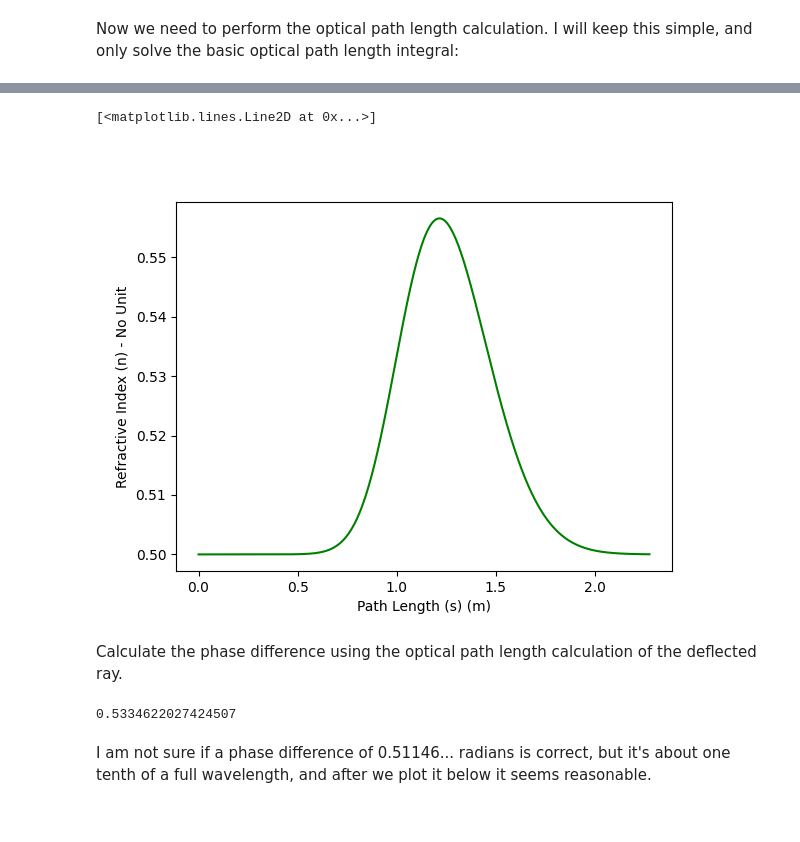
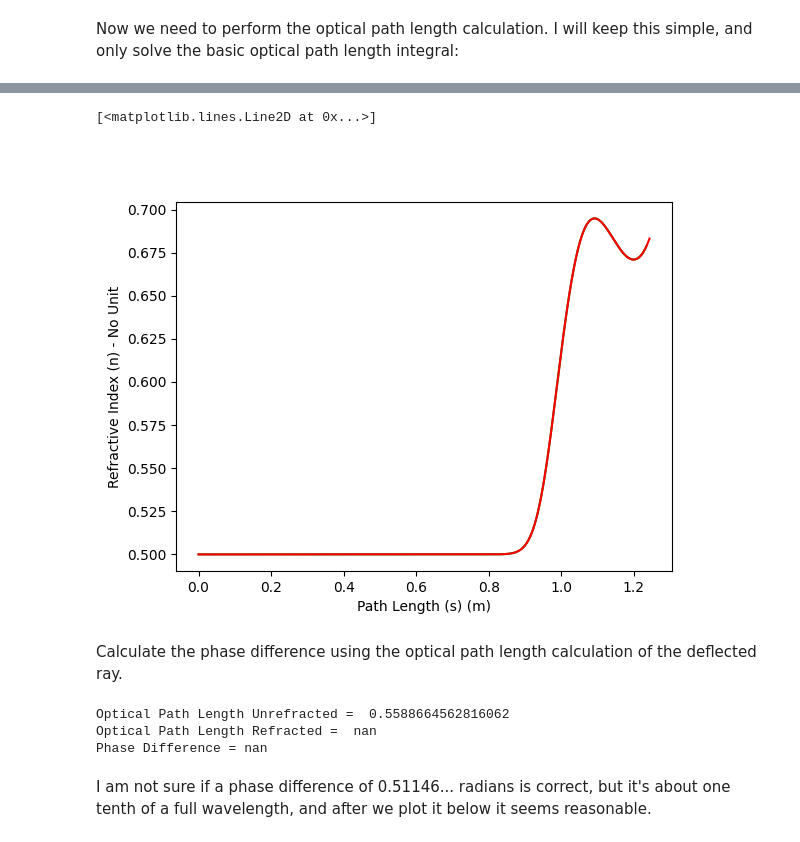
Before and after one commit to AMCLab/TEMGYMAdvanced, a Jupyter notebook: JanghyunCOMAnalysis/refraction_baseline.ipynb, the cells around one changed output, grey strips where cells are left out. Drawn from its saved outputs; the diff is of its cells as text; code cells hidden in the pictures.

```diff
--- a/JanghyunCOMAnalysis/refraction_baseline.ipynb
+++ b/JanghyunCOMAnalysis/refraction_baseline.ipynb
@@ -18,11 +18,8 @@ sp.init_printing()
 #Create mathematical symbols
 x, y, z = sp.symbols('x y z', real = True)
 
-#Make a linear potential along the x axis
-phi_linear = -0.3*x
-
 #With a gaussian width of std 0.1 in the z-direction. This is so we can easily differentiate and integrate our potential
-phi_linear_gauss = -0.3*x*sp.exp(-z**2 / 0.1)
+phi_linear_gauss = -1.5*x*sp.exp(-z**2 / 0.01)
 
 #Perform the phase integral
 phase_integral = sp.integrate(phi_linear_gauss, (z, -oo, +oo))
@@ -37,5 +34,5 @@ phi_linear_lambda = sp.lambdify([x, y, z], phi_linear_gauss)
 E_lambda = sp.lambdify([x, y, z], [Ex, Ey, Ez], 'numpy')
 
 #Plot the linear potential
-sp.plot(phi_linear, (x, -2, 2))
+sp.plot(-1.5*x, (x, -2, 2))
 # %% [output]
@@ -206,7 +203,7 @@ And make our potential function that we need to put into our ODE solver
 # %%
 def make_potential_and_efield(phi, phi_0, x, y, z, eps):
 
-    phi_hat = (phi)#*(1+eps*(phi))
+    phi_hat = (phi)*(1+eps*(phi))
 
     #Include the initial potential of the electron from the gun.
     phi_hat_wires_electron = phi_0 - phi_hat
@@ -223,14 +220,14 @@ def make_potential_and_efield(phi, phi_0, x, y, z, eps):
 # %% [markdown]
 Define constants. For now we are going to give every physical constant a value of 1. This is so we don't have to worry about running into numerical precision errors. Later we will have to worry about numerical errors, but let's just ignore it for now by keeping everything at a value of 1.
 # %%
-e = -1#-1.60217662e-19 #unit C
+e = 1#-1.60217662e-19 #unit C
 m = 1#9.10938356e-31 #unit kg
 h = 1#6.62607015e-34 #unit J . s
 c_l = 1#2.99792458e8 #unit m/s
 eps_0_val = 1#8.85418782e-12 #permittivity unit F/m
 
 #Define acceleration potential of electron
-phi_0 = 0.125 #unit V
+phi_0 = 0.125 #unit V #2e5
 
 #Other constants which we will need later, but are irrelevant now.
 v_0 = c_l*(1-(1-(e*phi_0)/(m*(c_l**2)))**(-2))**(1/2) #unit m/s
@@ -268,7 +259,21 @@ min_step_size = 1e-15 #m
 z_out, x_out, steps = odedopri(trajectory_equation_of_motion,  z0,  x0,  zF,  tol ,  max_step_size,  min_step_size,  10000, args=(phi_hat_lambda, dphi_hat_lambda))
 
 x, y, z = x_out[:steps, 0], x_out[:steps, 0], z_out[:steps]
-wavelengths = h/(2*abs(e)*m*phi_hat_lambda(x, y, z))**(1/2)
+
+from scipy.integrate import solve_ivp
+# integration parameters
+params = {'max_step': np.inf,
+          'rtol': 1e-14,
+          'atol': 1e-14,
+          }
+# use solve_ivp to solve Cauchy's problem
+sol = solve_ivp(trajectory_equation_of_motion, (z0, zF), x0,
+                method='DOP853', **params,
+                args=(phi_hat_lambda, dphi_hat_lambda), dense_output=True)
+
+z_precise = np.linspace(-1, 1, int(1e5))
+x_precise = sol.sol(z_precise)
+wavelengths = h/(2*abs(e)*m*phi_hat_lambda(x_precise[0], x_precise[2], z_precise))**(1/2)
 
 #Make a list of wavelengths that are normalised so we can color them.
 wavelengths_norm = (wavelengths-min(wavelengths))/(max(wavelengths)-min(wavelengths))
@@ -315,17 +321,23 @@ def optical_path_length(x, y, z, phi_hat_lambda):
 
     deltax, deltay, deltaz = np.diff(x), np.diff(y), np.diff(z) #get the differences between each coordinate
     s = np.cumsum(np.pad(np.sqrt(deltax**2+deltay**2+deltaz**2), (1, 0), "constant")) #path length calculation, with 0 appended to the start
-    n = np.sqrt(2*phi_hat_lambda(x, y, z))
+    n = np.sqrt(2*m*abs(e)*phi_hat_lambda(x, y, z))
     opl_n = simpson(n, s)
 
     return s, n, opl_n
 
 s, n, opl_n = optical_path_length(x_out[:steps, 0], x_out[:steps, 2], z_out[:steps], phi_hat_lambda)
-%timeit simpson(n, s)
 print(opl_n)
 
 plt.figure()
 plt.xlabel('Path Length (s) (m)')
 plt.ylabel('Refractive Index (n) - No Unit')
 plt.plot(s, n, '-g')
+
+s, n, opl_n = optical_path_length(x_precise[0], x_precise[2], z_precise, phi_hat_lambda)
+print(opl_n)
+
+plt.xlabel('Path Length (s) (m)')
+plt.ylabel('Refractive Index (n) - No Unit')
+plt.plot(s, n, '-r')
 # %% [output]
@@ -334,17 +346,20 @@ plt.plot(s, n, '-g')
 [<matplotlib.lines.Line2D at 0x...>]
-[figure, old version]
+[figure, new version]
 # %% [markdown]
 Calculate the phase difference using the optical path length calculation of the deflected ray.
 # %%
 #Calculate optical path length of ray that has not been through the wire, and still has the original wavelength
 z_starting_at_0 = z+abs(z[-1])
-opl_one = abs(z_starting_at_0[-1]-z_starting_at_0[0])*(1/wavelengths[0])
-
+opl_one = abs(z_starting_at_0[-1]-z_starting_at_0[0])*(n[0])
+print('Optical Path Length Unrefracted = ', opl_one)
+print('Optical Path Length Refracted = ', opl_n)
 ''
 phase_difference = ((2*np.pi)*(opl_n - opl_one))/wavelengths[0]
-print(phase_difference)
+print('Phase Difference =', phase_difference)
 # %% [output]
-0.5334622027424507
+Optical Path Length Unrefracted =  0.5588664562816062
+Optical Path Length Refracted =  nan
+Phase Difference = nan
 # %% [markdown]
 I am not sure if a phase difference of 0.51146... radians is correct, but it's about one tenth of a full wavelength, and after we plot it below it seems reasonable.
 # %%
```
Also changed, not shown: parts of 19 cells of this notebook, 1 other file.
